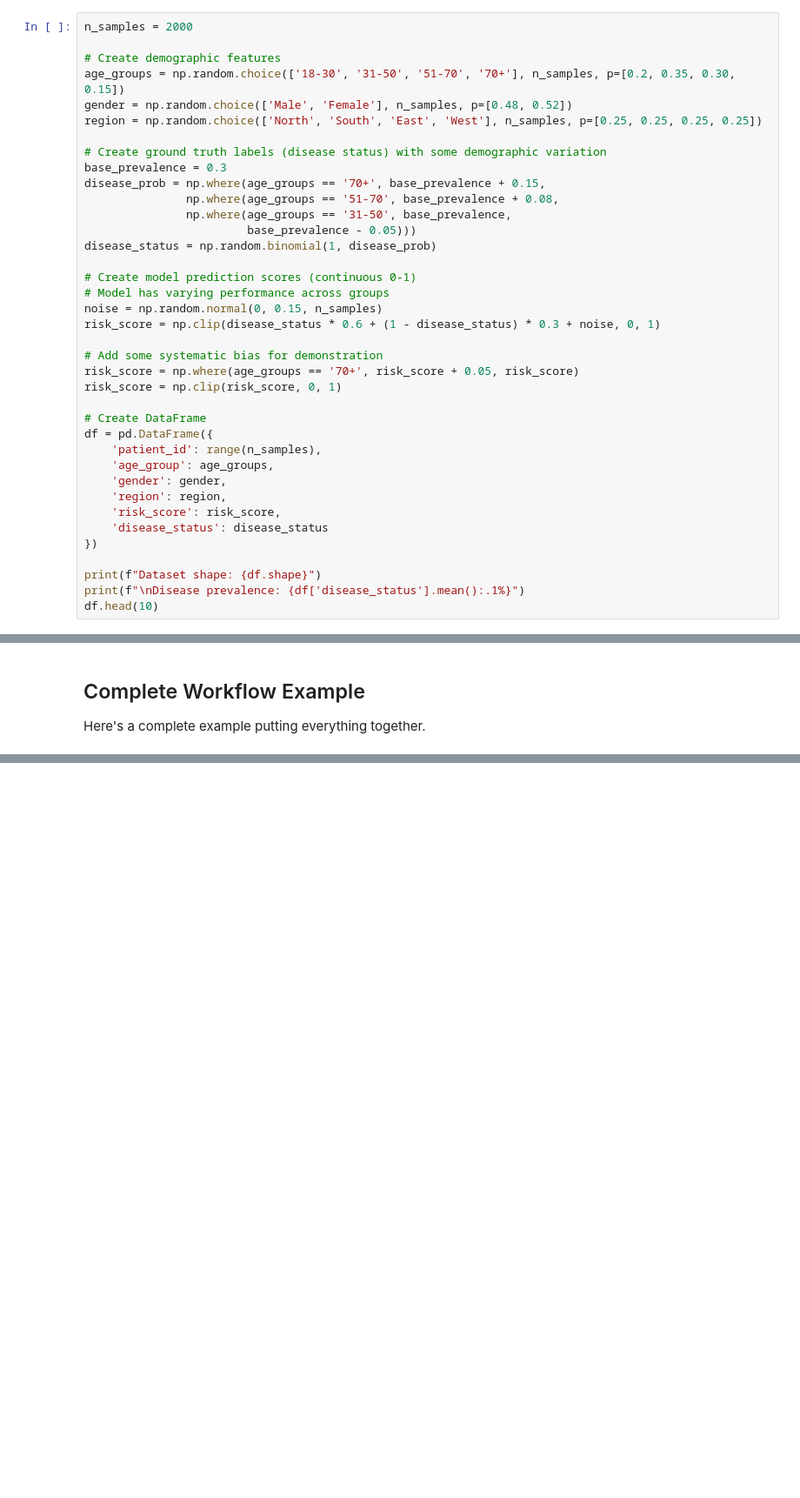
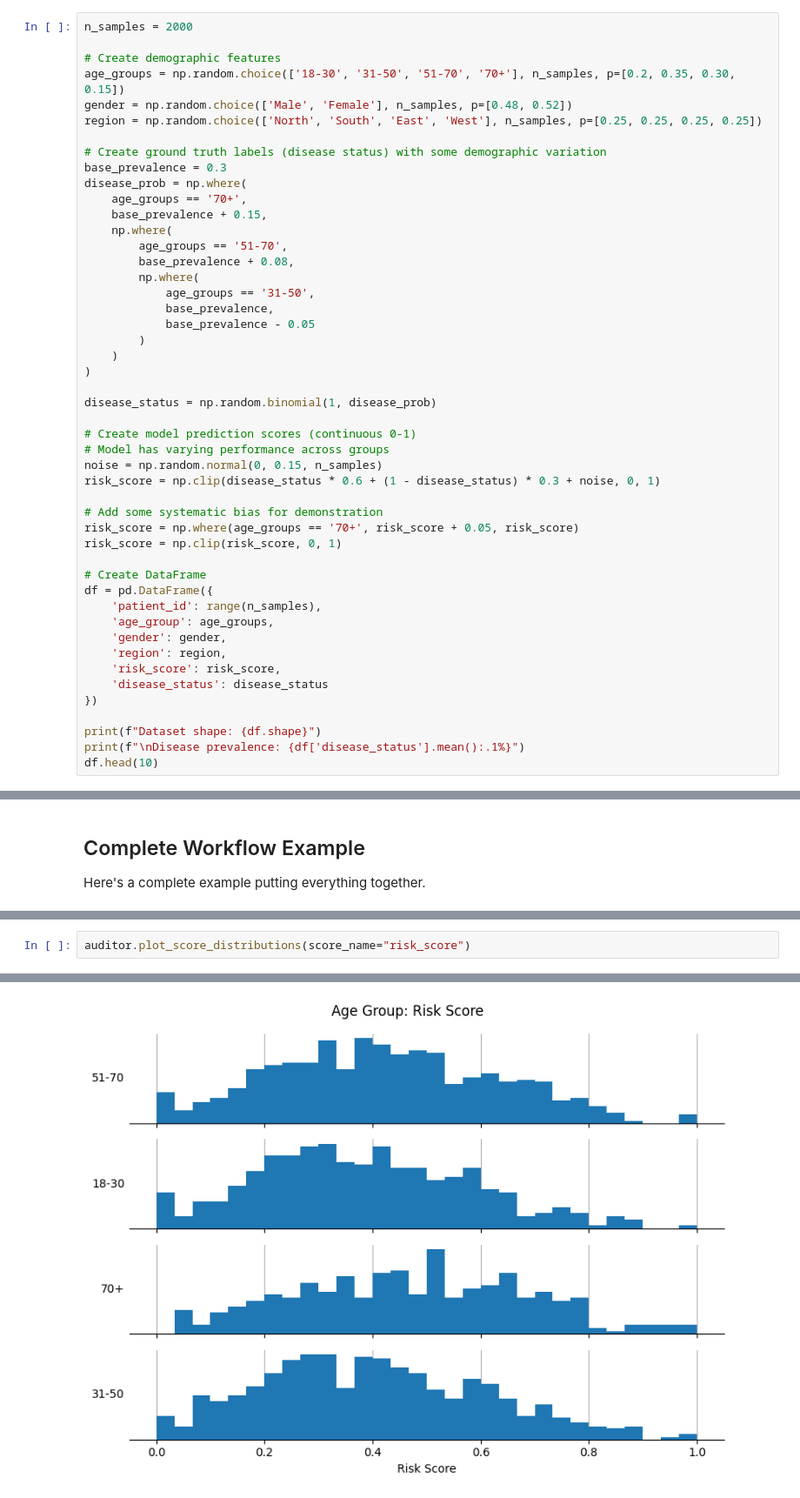
Before and after one commit to beatrice-b-m/model-auditor, a Jupyter notebook: example.ipynb, the cells around one changed output, grey strips where cells are left out. Shown at 87% size. Saved outputs shown, nothing was run; the diff lists cells and outputs as text; blank space fills up the shorter version.

```diff
--- a/example.ipynb
+++ b/example.ipynb
@@ -31,10 +31,20 @@ region = np.random.choice(['North', 'South', 'East', 'West'], n_samples, p=[0.25
 
 # Create ground truth labels (disease status) with some demographic variation
 base_prevalence = 0.3
-disease_prob = np.where(age_groups == '70+', base_prevalence + 0.15,
-               np.where(age_groups == '51-70', base_prevalence + 0.08,
-               np.where(age_groups == '31-50', base_prevalence,
-                        base_prevalence - 0.05)))
+disease_prob = np.where(
+    age_groups == '70+',
+    base_prevalence + 0.15,
+    np.where(
+        age_groups == '51-70',
+        base_prevalence + 0.08,
+        np.where(
+            age_groups == '31-50',
+            base_prevalence,
+            base_prevalence - 0.05
+        )
+    )
+)
+
 disease_status = np.random.binomial(1, disease_prob)
 
 # Create model prediction scores (continuous 0-1)
@@ -457,0 +639,3 @@ display(error_results.style_dataframe(metric_labels=True))
+# %%
+auditor.plot_score_distributions(score_name="risk_score")
+# %% [output]
@@ -457,0 +649 @@ display(error_results.style_dataframe(metric_labels=True))
+[figure, added]
```
Also changed, not shown: parts of 16 cells of this notebook.
